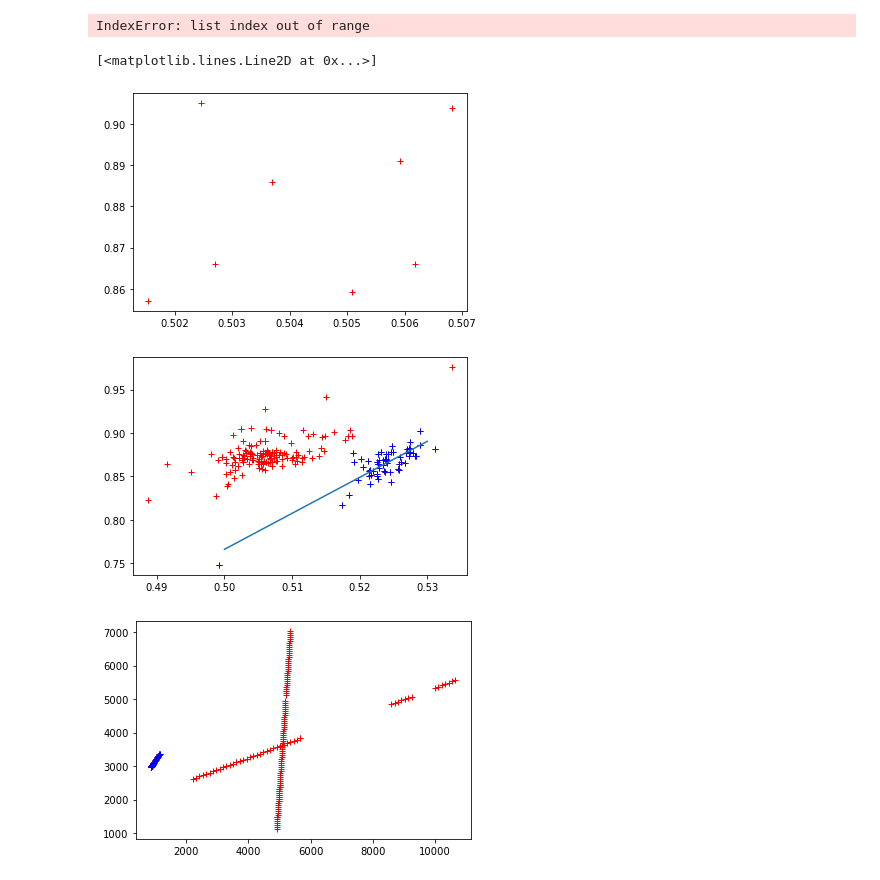
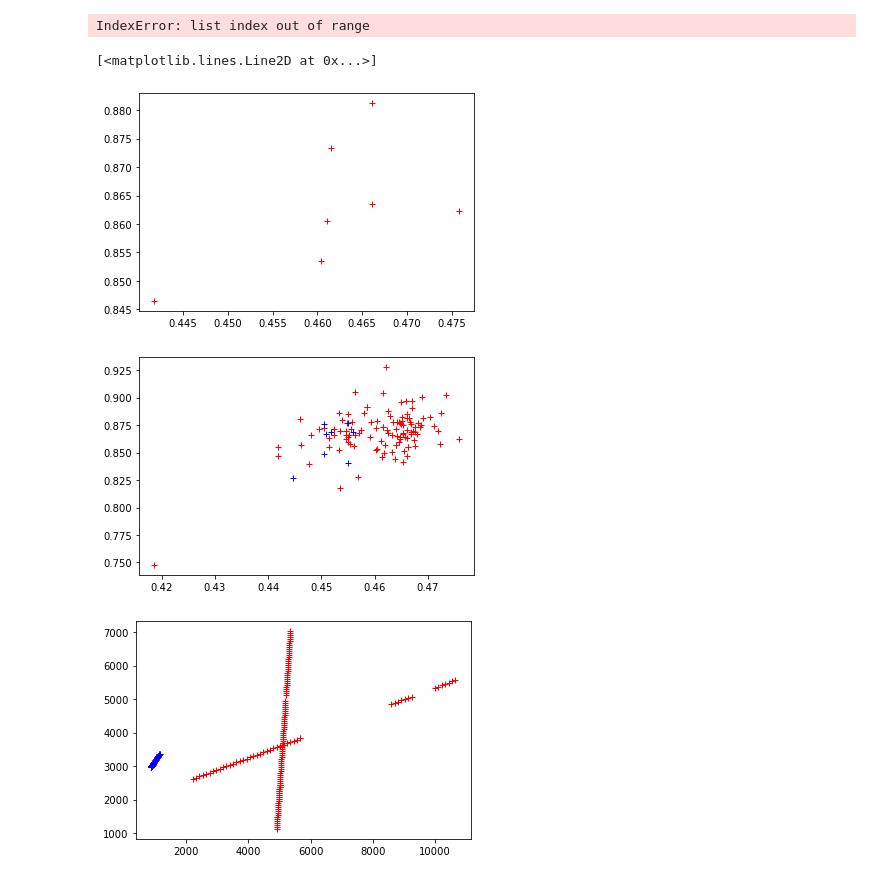
Before and after one commit to IExistSometimes/TIFF-An-y, a Jupyter notebook: Mapper.ipynb, the cells around one changed output. Saved outputs shown, nothing was run; the diff lists cells and outputs as text; code cells hidden in the pictures.

```diff
--- a/Mapper.ipynb
+++ b/Mapper.ipynb
@@ -29,7 +29,7 @@ from sklearn.metrics import mean_squared_error, mean_absolute_error
 
 sound_file = './Eldritch_Blast.wav'
 # %%
-make_guideline_fig = 1
+make_guideline_fig = 0
 if make_guideline_fig == 1:
     image = np.array(plt.imread('John3_geo_25x_lwremoved.png'))
     guidelines = 1
@@ -139,3 +211,31 @@ do_all_profiles = np.array([0,1,2])
+# %%
+#For John8
+
+#Short profile image (10414, 3764), (10103, 4128)
+#Long profile image (1681, 1518), (7733,11797)
+#Medium profile image (505, 4472) (11260, 7628)
+
+probe_data = column_cleaned.loc[np.r_[603:803, 995:1055], :]
+profile_start_numbers = np.array([0, 100, 200])
+image_end_points = np.array([(1681, 1518), (7733,11797),(505, 4472),(11260, 7628),(10414, 3764), (10103, 4128)])
+image_calibration_points = image_end_points
+placeholder = []
+for i in range(len(profile_start_numbers)-1):
+    placeholder.append((probe_data.X_stage[profile_start_numbers[i]:profile_start_numbers[i]+1],probe_data.Y_stage[profile_start_numbers[i]:profile_start_numbers[i]+1]))
+    placeholder.append((probe_data.X_stage[profile_start_numbers[i+1]-1:profile_start_numbers[i+1]],probe_data.Y_stage[profile_start_numbers[i+1]-1:profile_start_numbers[i+1]]))
+placeholder.append((probe_data.X_stage[profile_start_numbers[len(profile_start_numbers)-1]:profile_start_numbers[len(profile_start_numbers)-1]+1],probe_data.Y_stage[profile_start_numbers[len(profile_start_numbers)-1]:profile_start_numbers[len(profile_start_numbers)-1]+1]))
+placeholder.append((probe_data.X_stage[len(probe_data)-1:len(probe_data)],probe_data.Y_stage[len(probe_data)-1:len(probe_data)]))
+placeholder = np.array(placeholder)
+stage_calibration_points = []
+for i in range(len(placeholder)):
+    stage_calibration_points.append((placeholder[i, 0, 0], placeholder[i, 1, 0]))
+stage_calibration_points = np.array(stage_calibration_points)
+
+#calibrated_end_points = np.array([[11839.0, 6004.0],[1333.0, 2218.0],[5360.0, 7121.0],[4919.0, 897.0],[755.0, 3320.0],[1261.0, 3238.0]]) #play = 200 John3 arith 25x lwremoved
+#calibrated_end_points = np.array([[11833.0, 5982.0],[1131.0, 2240.0],[5348.0, 7028.0],[4907.0, 1122.0],[872.0, 2975.0],[1155.0, 3370.0]]) #play = 200 John3 geo 25x lwremoved
+
+
+do_all_profiles = np.array([0,1,2])
 # %%
 plt.plot(probe_data.X_stage, probe_data.Y_stage)
 # %% [output]
@@ -194,7 +294,7 @@ for i in range(len(stage_calibration_points)):
     image_cal_points_for_opt.append(image_calibration_points[i][0])
     image_cal_points_for_opt.append(image_calibration_points[i][1])
 # %%
-image = np.array(plt.imread('John3_geo_25x_lwremoved.png'))
+image = np.array(plt.imread('C:/users/rwfbl/Stitched_crystals/Long_wavelength_removed/John4_arith_levelled.png'))
 
 probe_x_list = probe_data.iloc[:,9]
 #print(probe_x_list[0]) #for checking that the right column was selected
@@ -213,7 +313,7 @@ dist_list = np.array(probe_data.iloc[:,12]).astype(float)
 #shear_parameter_bundle = shear_curvefit_parameter_bundle
 #probe_points_placed = shear_transformer(probe_points, shear_parameter_bundle[0], shear_parameter_bundle[1], shear_parameter_bundle[2], shear_parameter_bundle[3], shear_parameter_bundle[4], shear_parameter_bundle[5])
 
-probe_points_placed = rote_transformer(calibrated_end_points, do_all_profiles)
+#probe_points_placed = rote_transformer(calibrated_end_points, do_all_profiles)
 
 show_points = 0
 if show_points == 1:
@@ -659,4 +2142,5 @@ len(probe_points_placed)
 # %%
+tile_origins = john3_tile_origins
 clean_set_by_tile = []
 for i in range(len(tile_origins)):
     clean_set_in_tile = []
@@ -758,25 +2242,26 @@ for i in range(len(clean_set_populated_tiles[tile_to_see][:,0])):
 # %% [output]
 IndexError: list index out of range
 # %%
-x = np.linspace(0.5, 0.53, 20)
+#x = np.linspace(0.5, 0.53, 20)
 tile_to_see = 3
 plt.plot(clean_set_populated_tiles[tile_to_see][:,0], clean_set_populated_tiles[tile_to_see][:,1], 'r+')
 # %% [output]
 [<matplotlib.lines.Line2D at 0x...>]
-[figure, old version]
+[figure, new version]
 # %%
 fig, ax = plt.subplots()
-tile_to_see = np.array([0,1,2,3,4,5,7,8,9,10,11,12,13,14,15,16,17,18,19,20,21])
-tile_to_consider = np.array([7])
+tile_to_see = np.array([0,1,2,3,4,5,6,7])
+tile_to_consider = np.array([20])
+#tile_to_consider = np.array([6])
 for i in tile_to_see:
     ax.plot(clean_set_populated_tiles[i][:,0], clean_set_populated_tiles[i][:,1], 'r+')
 for i in tile_to_consider:
     ax.plot(clean_set_populated_tiles[i][:,0], clean_set_populated_tiles[i][:,1], 'b+')
-ax.plot(x, (x*tilewise_anint_params[7][0]+tilewise_anint_params[7][1]))
+#ax.plot(x, (x*tilewise_anint_params[7][0]+tilewise_anint_params[7][1]))
 plt.show()
 #John4 7 is high res
 # %% [output]
-[figure, old version]
+[figure, new version]
 # %%
 fig, ax = plt.subplots()
 for i in tile_to_see:
```
Also changed, not shown: parts of 17 cells of this notebook, 3 other files.
